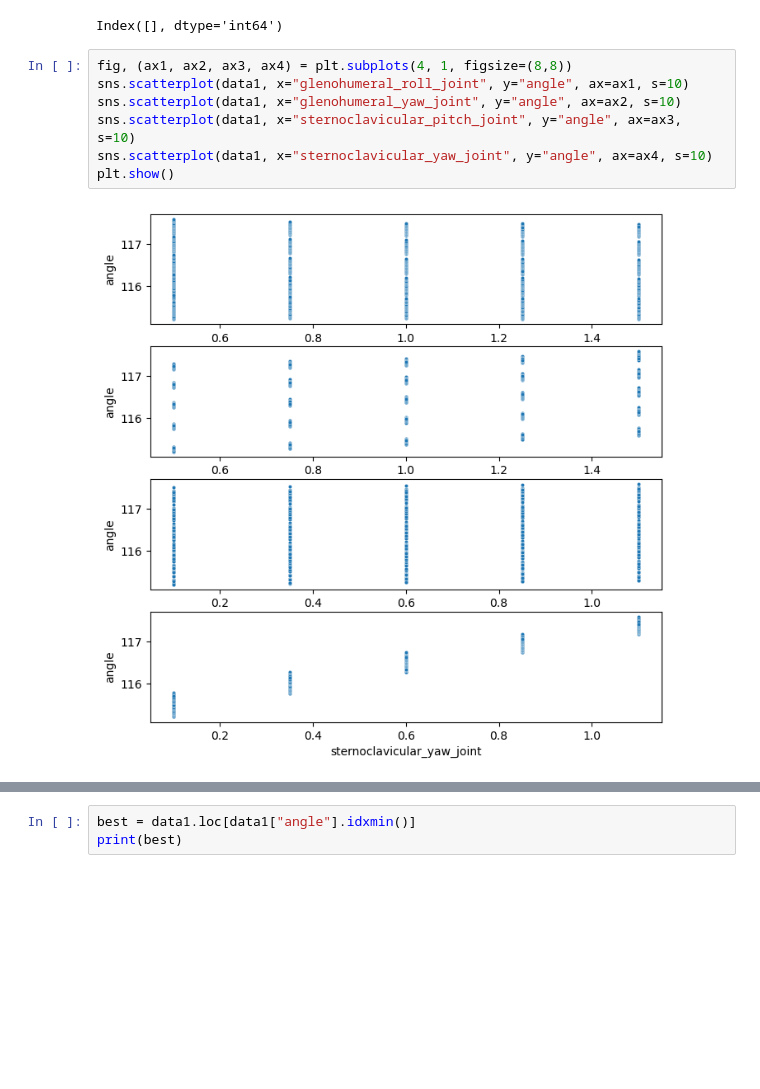
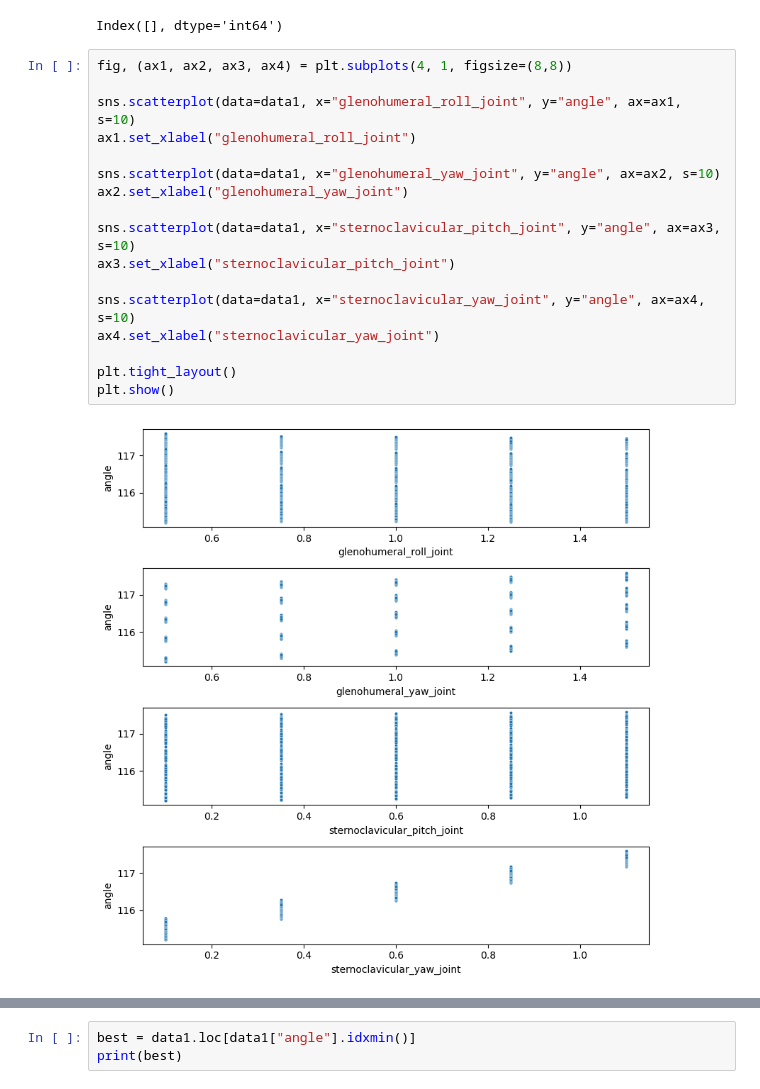
Before and after one commit to bj1110/Masterarbeit, a Jupyter notebook: eval/gridsearch_eval.ipynb, the cells around one changed output, grey strips where cells are left out. Cells and saved outputs as stored; diff of their text form; blank space fills up the shorter version.

```diff
--- a/eval/gridsearch_eval.ipynb
+++ b/eval/gridsearch_eval.ipynb
@@ -195,11 +195,21 @@ missing
 Index([], dtype='int64')
 # %%
 fig, (ax1, ax2, ax3, ax4) = plt.subplots(4, 1, figsize=(8,8))
-sns.scatterplot(data1, x="glenohumeral_roll_joint", y="angle", ax=ax1, s=10)
-sns.scatterplot(data1, x="glenohumeral_yaw_joint", y="angle", ax=ax2, s=10)
-sns.scatterplot(data1, x="sternoclavicular_pitch_joint", y="angle", ax=ax3, s=10)
-sns.scatterplot(data1, x="sternoclavicular_yaw_joint", y="angle", ax=ax4, s=10)
+
+sns.scatterplot(data=data1, x="glenohumeral_roll_joint", y="angle", ax=ax1, s=10)
+ax1.set_xlabel("glenohumeral_roll_joint")
+
+sns.scatterplot(data=data1, x="glenohumeral_yaw_joint", y="angle", ax=ax2, s=10)
+ax2.set_xlabel("glenohumeral_yaw_joint")
+
+sns.scatterplot(data=data1, x="sternoclavicular_pitch_joint", y="angle", ax=ax3, s=10)
+ax3.set_xlabel("sternoclavicular_pitch_joint")
+
+sns.scatterplot(data=data1, x="sternoclavicular_yaw_joint", y="angle", ax=ax4, s=10)
+ax4.set_xlabel("sternoclavicular_yaw_joint")
+
+plt.tight_layout()
 plt.show()
 # %% [output]
-[figure, old version]
+[figure, new version]
 # %%
```
Also changed, not shown: parts of 1 cell of this notebook.
